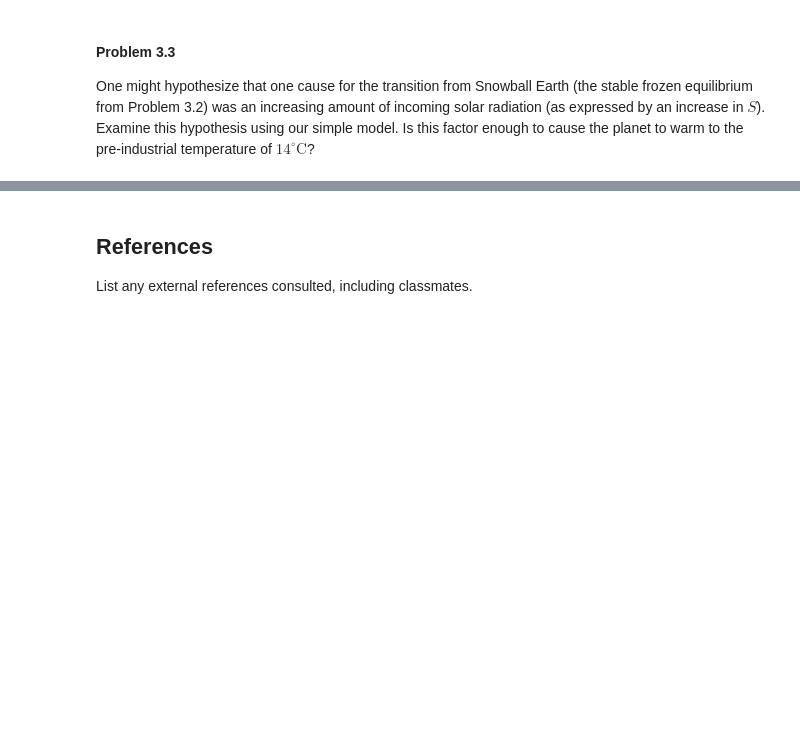
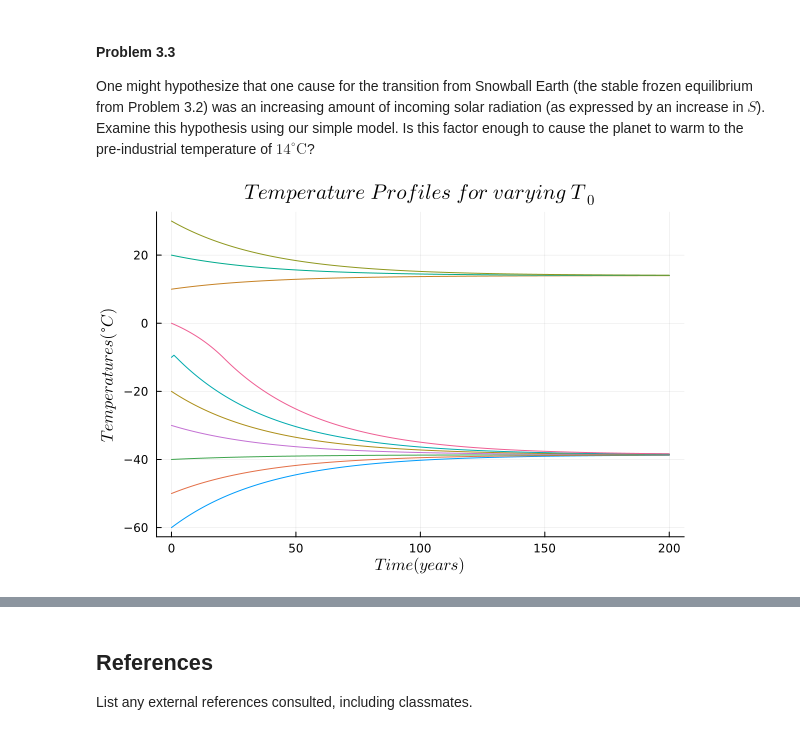
Before and after one commit to BEE4750-FA25/hw2-adrian, a Jupyter notebook: hw02.ipynb, the cells around one changed output, grey strips where cells are left out. Saved outputs shown, nothing was run; the diff lists cells and outputs as text; code cells hidden in the pictures; blank space fills up the shorter version.

```diff
--- a/hw02.ipynb
+++ b/hw02.ipynb
@@ -260,3 +260,14 @@ amount of incoming solar radiation (as expressed by an increase in $S$).
 Examine this hypothesis using our simple model. Is this factor enough to
 cause the planet to warm to the pre-industrial temperature of
 $14^\circ\text{C}$?
+# %%
+res = SimPlot(init_temps, time, ai, a0, 1368, A, B, step);
+
+p2 = plot(time, res[1,:], xlabel=L"Time (years)", ylabel=L"Temperatures (\degree C)", legend=false,
+title=L"Temperature \ Profiles \ for \ varying \ T_0")
+for i in 1:9
+    plot!(time, res[i+1,:])
+end
+display(p2)
+# %% [output]
+[figure, added]
```
Also changed, not shown: parts of 1 cell of this notebook.
